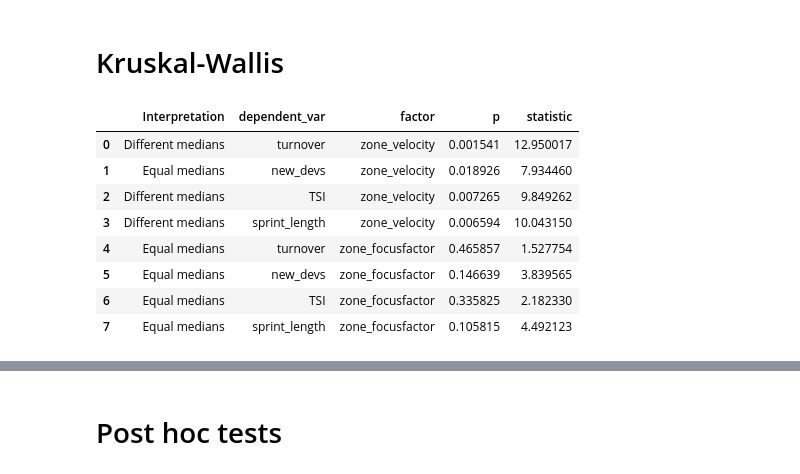
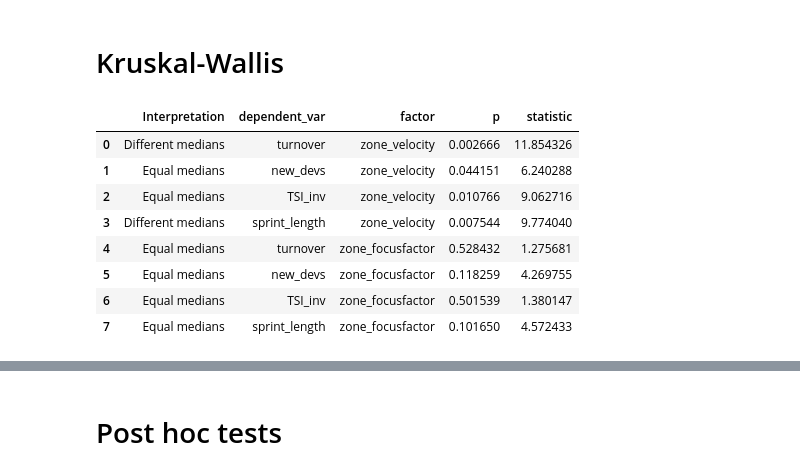
Before and after one commit to ezequielscott/SEAA2020-productivity, a Jupyter notebook: 3_stats.ipynb, the cells around one changed output, grey strips where cells are left out. Saved outputs shown, nothing was run; the diff lists cells and outputs as text; code cells hidden in the pictures.

```diff
--- a/3_stats.ipynb
+++ b/3_stats.ipynb
@@ -11,6 +11,6 @@ import seaborn as sns
 
 %matplotlib inline
 
-df = pd.read_csv('data/metrics_iterations_zones.csv')
+df = pd.read_csv('processed_data/metrics_iterations_with_zones.csv')
 df.columns
 # %% [output]
@@ -36,7 +36,7 @@ from statsmodels.formula.api import ols
 
 table = pd.DataFrame()
 for var in ['zone_velocity', 'zone_focusfactor']:
-        for factor in ['turnover', 'new_devs', 'TSI', 'sprint_length']:
+        for factor in ['turnover', 'new_devs', 'TSI_inv', 'sprint_length']:
 
             f = stats.levene(df[df[var] == 'D+'][factor],
                            df[df[var] == 'D-'][factor],
@@ -97,7 +104,7 @@ from scipy.stats import shapiro
 table = pd.DataFrame()
 for var in ['zone_velocity', 'zone_focusfactor']:
     for ztype in ['D+', 'D-', 'N']:
-        for factor in ['turnover', 'new_devs', 'TSI', 'sprint_length']:
+        for factor in ['turnover', 'new_devs', 'TSI_inv', 'sprint_length']:
 
             m = df[df[var] == ztype][factor]
             stat, p = shapiro(m)
@@ -166,29 +153,29 @@ print(table[['factor', 'dependent_var', 'value', 'statistic', 'p', 'Interpretati
 # %%
 table = pd.DataFrame()
 for var in ['zone_velocity', 'zone_focusfactor']:
-        for factor in ['turnover', 'new_devs', 'TSI', 'sprint_length']:
+        for factor in ['turnover', 'new_devs', 'TSI_inv', 'sprint_length']:
 
             # The Kruskal-Wallis H-test tests the null hypothesis that the population median of all of the groups are equal.
             stat, p = stats.kruskal(df[df[var] == 'D+'][factor],
                            df[df[var] == 'D-'][factor],
                            df[df[var] == 'N'][factor])
 
             d = { 'factor' : var,
             'dependent_var' : factor,
             'statistic' : stat,
             'p' : p,
             'Interpretation' : 'Different medians' if p < .01 else 'Equal medians' }
 
             table = table.append(d, ignore_index=True)
 
 table
 # %% [output]
 |  | Interpretation | dependent_var | factor | p | statistic |
-| 0 | Different medians | turnover | zone_velocity | 0.001541 | 12.950017 |
-| 1 | Equal medians | new_devs | zone_velocity | 0.018926 | 7.934460 |
-| 2 | Different medians | TSI | zone_velocity | 0.007265 | 9.849262 |
-| 3 | Different medians | sprint_length | zone_velocity | 0.006594 | 10.043150 |
-| 4 | Equal medians | turnover | zone_focusfactor | 0.465857 | 1.527754 |
-| 5 | Equal medians | new_devs | zone_focusfactor | 0.146639 | 3.839565 |
-| 6 | Equal medians | TSI | zone_focusfactor | 0.335825 | 2.182330 |
-| 7 | Equal medians | sprint_length | zone_focusfactor | 0.105815 | 4.492123 |
+| 0 | Different medians | turnover | zone_velocity | 0.002666 | 11.854326 |
+| 1 | Equal medians | new_devs | zone_velocity | 0.044151 | 6.240288 |
+| 2 | Equal medians | TSI_inv | zone_velocity | 0.010766 | 9.062716 |
+| 3 | Different medians | sprint_length | zone_velocity | 0.007544 | 9.774040 |
+| 4 | Equal medians | turnover | zone_focusfactor | 0.528432 | 1.275681 |
+| 5 | Equal medians | new_devs | zone_focusfactor | 0.118259 | 4.269755 |
+| 6 | Equal medians | TSI_inv | zone_focusfactor | 0.501539 | 1.380147 |
+| 7 | Equal medians | sprint_length | zone_focusfactor | 0.101650 | 4.572433 |
```
Also changed, not shown: parts of 12 cells of this notebook, 10 other files.
